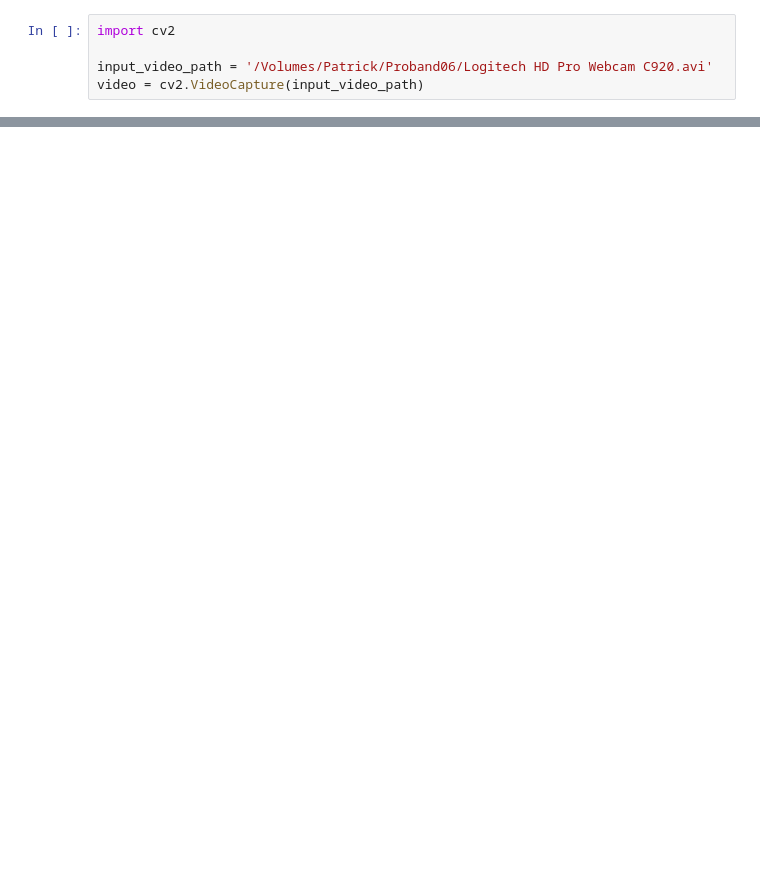
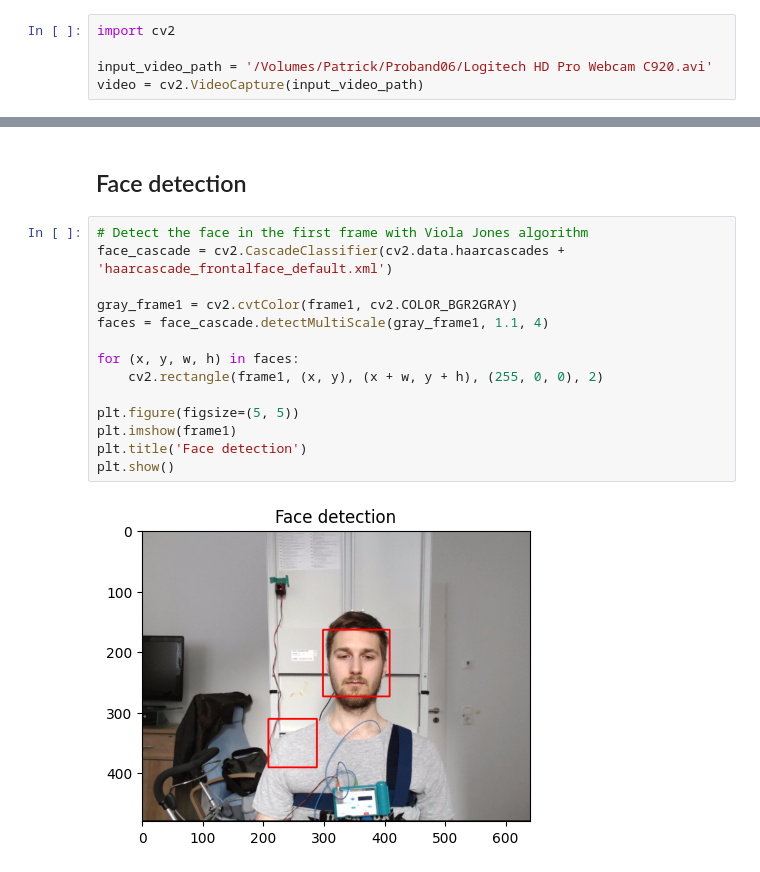
Before and after one commit to pzierahn/respiration, a Jupyter notebook: notebooks/data-exploration.ipynb, the cells around one changed output, grey strips where cells are left out. Cells and saved outputs as stored; diff of their text form; blank space fills up the shorter version.

Commit message:
Added face detection with Viola Jones algorithm

```diff
--- a/notebooks/data-exploration.ipynb
+++ b/notebooks/data-exploration.ipynb
@@ -55,0 +71,18 @@ plt.show()
+# %% [markdown]
+## Face detection
+# %%
+# Detect the face in the first frame with Viola Jones algorithm
+face_cascade = cv2.CascadeClassifier(cv2.data.haarcascades + 'haarcascade_frontalface_default.xml')
+
+gray_frame1 = cv2.cvtColor(frame1, cv2.COLOR_BGR2GRAY)
+faces = face_cascade.detectMultiScale(gray_frame1, 1.1, 4)
+
+for (x, y, w, h) in faces:
+    cv2.rectangle(frame1, (x, y), (x + w, y + h), (255, 0, 0), 2)
+
+plt.figure(figsize=(5, 5))
+plt.imshow(frame1)
+plt.title('Face detection')
+plt.show()
+# %% [output]
+[figure, added]
```
Also changed, not shown: parts of 8 cells of this notebook.
